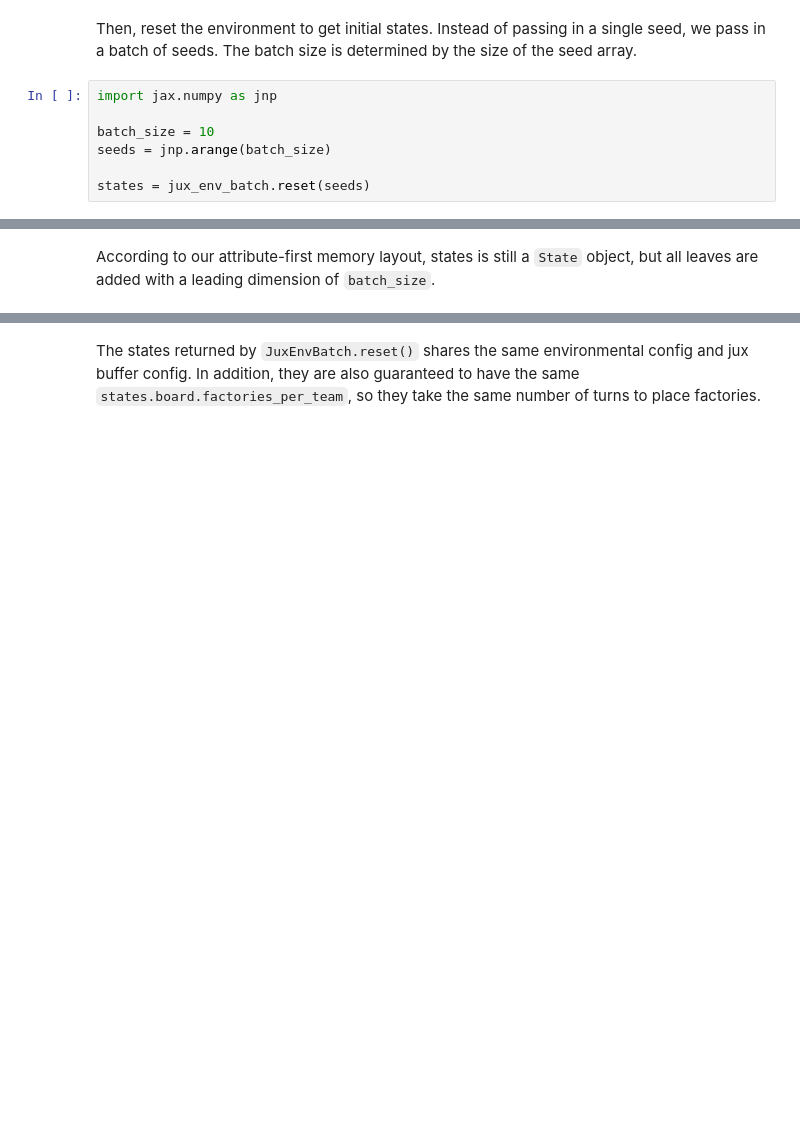
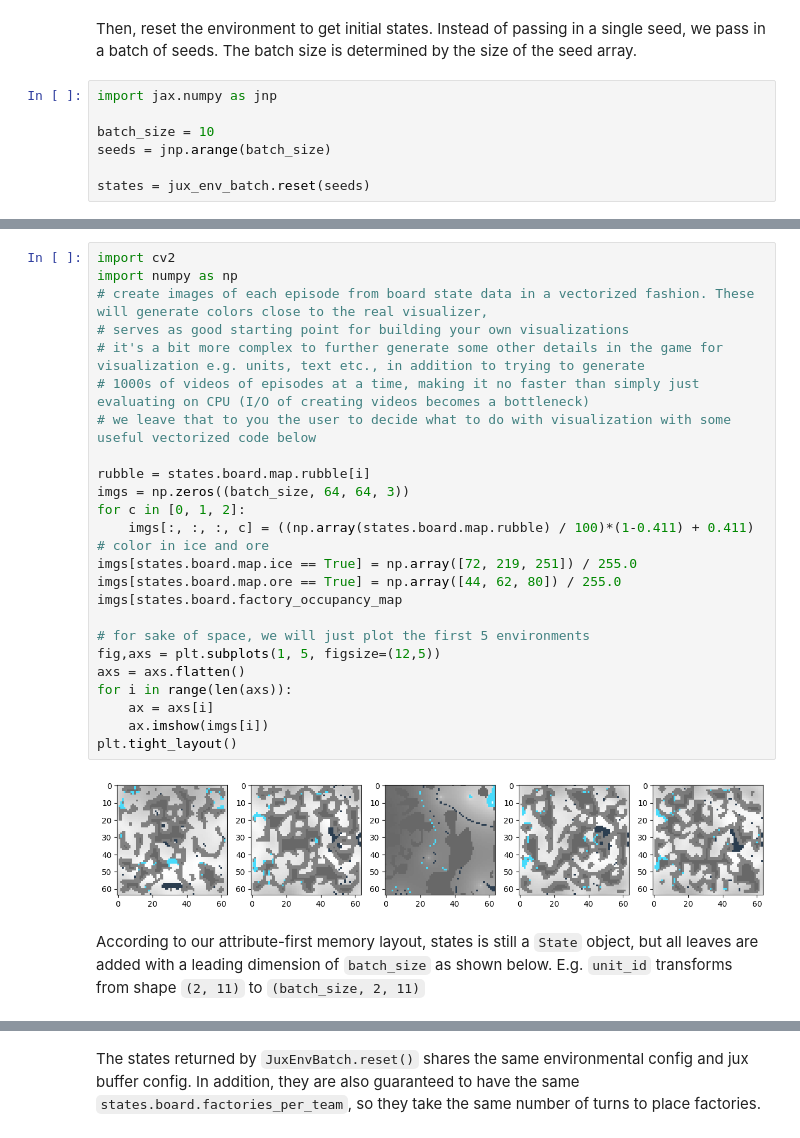
Before and after one commit to RoboEden/jux, a Jupyter notebook: tutorial.ipynb, the cells around one changed output, grey strips where cells are left out. Cells and saved outputs as stored; diff of their text form; blank space fills up the shorter version.

Commit message:
use new lux and configs, update tutorial with some comments and visuals

```diff
--- a/tutorial.ipynb
+++ b/tutorial.ipynb
@@ -523,5 +540,32 @@ states = jux_env_batch.reset(seeds)
+# %%
+import cv2
+import numpy as np
+# create images of each episode from board state data in a vectorized fashion. These will generate colors close to the real visualizer,
+# serves as good starting point for building your own visualizations
+# it's a bit more complex to further generate some other details in the game for visualization e.g. units, text etc., in addition to trying to generate
+# 1000s of videos of episodes at a time, making it no faster than simply just evaluating on CPU (I/O of creating videos becomes a bottleneck)
+# we leave that to you the user to decide what to do with visualization with some useful vectorized code below
+
+rubble = states.board.map.rubble[i]
+imgs = np.zeros((batch_size, 64, 64, 3))
+for c in [0, 1, 2]:
+    imgs[:, :, :, c] = ((np.array(states.board.map.rubble) / 100)*(1-0.411) + 0.411)
+# color in ice and ore
+imgs[states.board.map.ice == True] = np.array([72, 219, 251]) / 255.0
+imgs[states.board.map.ore == True] = np.array([44, 62, 80]) / 255.0
+imgs[states.board.factory_occupancy_map
+
+# for sake of space, we will just plot the first 5 environments
+fig,axs = plt.subplots(1, 5, figsize=(12,5))
+axs = axs.flatten()
+for i in range(len(axs)):
+    ax = axs[i]
+    ax.imshow(imgs[i])
+plt.tight_layout()
+# %% [output]
+[figure, added]
 # %% [markdown]
-According to our attribute-first memory layout, states is still a `State` object, but all leaves are added with a leading dimension of `batch_size`.
+According to our attribute-first memory layout, states is still a `State` object, but all leaves are added with a leading dimension of `batch_size` as shown below. E.g. `unit_id` transforms from shape `(2, 11)` to `(batch_size, 2, 11)`
 # %%
 rich.print(jux.tree_util.map_to_aval(states.factories))
 # %% [output]
```
Also changed, not shown: parts of 15 cells of this notebook, 4 other files.
